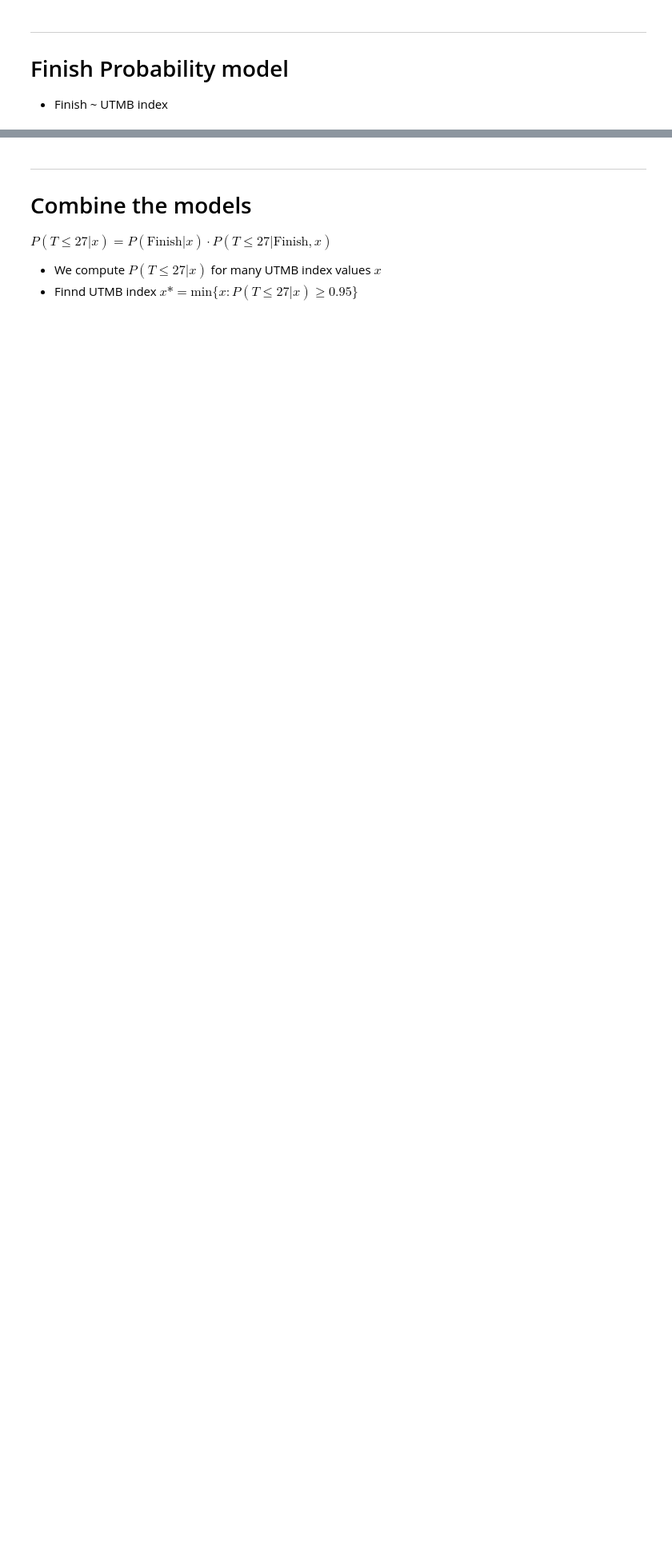
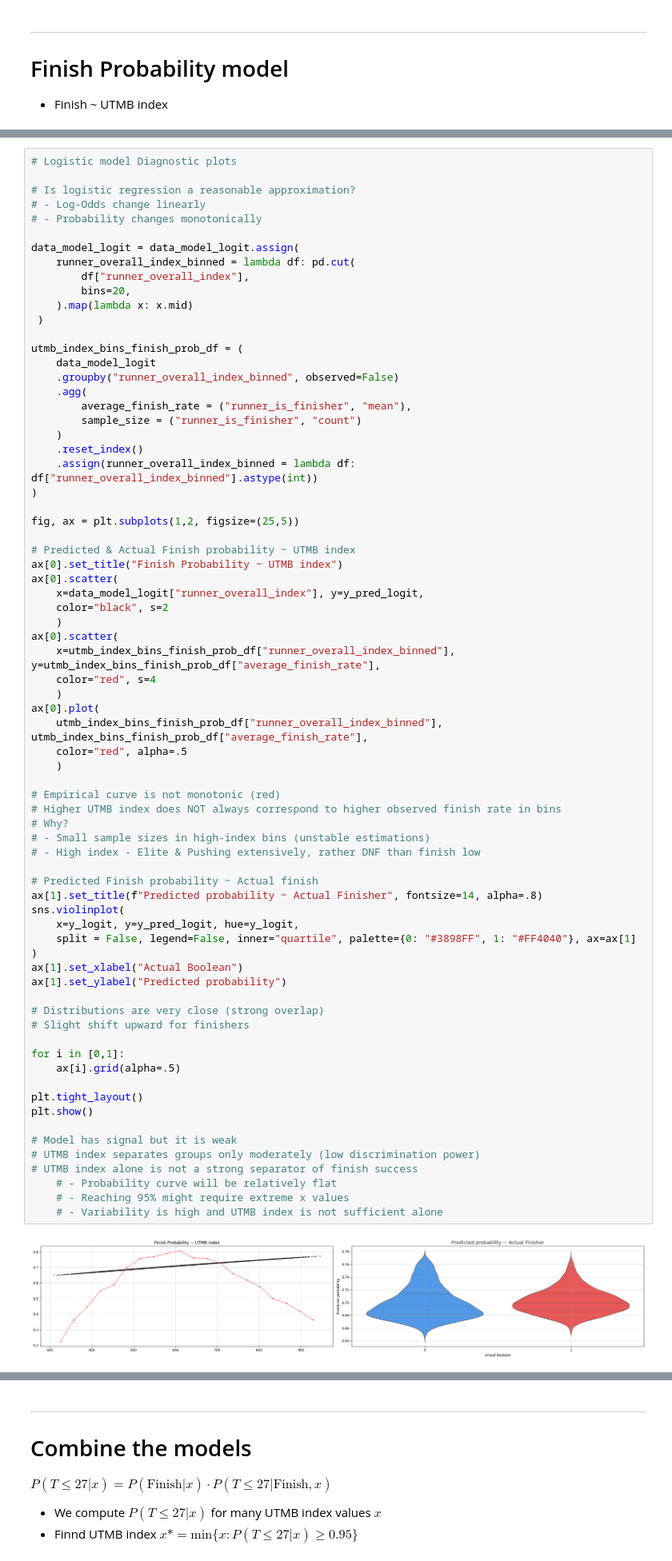
Before and after one commit to 1312Bravo/Path-To-UTMB, a Jupyter notebook: utmb_under_27h/analysis.ipynb, the cells around one changed output, grey strips where cells are left out. Shown at 80% size. Saved outputs shown, nothing was run; the diff lists cells and outputs as text; blank space fills up the shorter version.

```diff
--- a/utmb_under_27h/analysis.ipynb
+++ b/utmb_under_27h/analysis.ipynb
@@ -323,3 +359,77 @@ confidence interval: [0.0006, 0.0014]
+# %%
+# Logistic model Diagnostic plots
+
+# Is logistic regression a reasonable approximation?
+# - Log-Odds change linearly
+# - Probability changes monotonically
+
+data_model_logit = data_model_logit.assign(
+    runner_overall_index_binned = lambda df: pd.cut(
+        df["runner_overall_index"],
+        bins=20,
+    ).map(lambda x: x.mid)
+ )
+
+utmb_index_bins_finish_prob_df = (
+    data_model_logit
+    .groupby("runner_overall_index_binned", observed=False)
+    .agg(
+        average_finish_rate = ("runner_is_finisher", "mean"),
+        sample_size = ("runner_is_finisher", "count")
+    )
+    .reset_index()
+    .assign(runner_overall_index_binned = lambda df: df["runner_overall_index_binned"].astype(int))
+)
+
+fig, ax = plt.subplots(1,2, figsize=(25,5))
+
+# Predicted & Actual Finish probability ~ UTMB index
+ax[0].set_title("Finish Probability ~ UTMB index")
+ax[0].scatter(
+    x=data_model_logit["runner_overall_index"], y=y_pred_logit,
+    color="black", s=2
+    )
+ax[0].scatter(
+    x=utmb_index_bins_finish_prob_df["runner_overall_index_binned"], y=utmb_index_bins_finish_prob_df["average_finish_rate"],
+    color="red", s=4
+    )
+ax[0].plot(
+    utmb_index_bins_finish_prob_df["runner_overall_index_binned"], utmb_index_bins_finish_prob_df["average_finish_rate"],
+    color="red", alpha=.5
+    )
+
+# Empirical curve is not monotonic (red)
+# Higher UTMB index does NOT always correspond to higher observed finish rate in bins
+# Why?
+# - Small sample sizes in high-index bins (unstable estimations)
+# - High index - Elite & Pushing extensively, rather DNF than finish low
+
+# Predicted Finish probability ~ Actual finish
+ax[1].set_title(f"Predicted probability ~ Actual Finisher", fontsize=14, alpha=.8)
+sns.violinplot(
+    x=y_logit, y=y_pred_logit, hue=y_logit,
+    split = False, legend=False, inner="quartile", palette={0: "#3898FF", 1: "#FF4040"}, ax=ax[1]
+)
+ax[1].set_xlabel("Actual Boolean")
+ax[1].set_ylabel("Predicted probability")
+
+# Distributions are very close (strong overlap)
+# Slight shift upward for finishers
+
+for i in [0,1]:
+    ax[i].grid(alpha=.5)
+
+plt.tight_layout()
+plt.show()
+
+# Model has signal but it is weak
+# UTMB index separates groups only moderately (low discrimination power)
+# UTMB index alone is not a strong separator of finish success
+    # - Probability curve will be relatively flat
+    # - Reaching 95% might require extreme x values
+    # - Variability is high and UTMB index is not sufficient alone
+# %% [output]
+[figure, added]
 # %% [markdown]
 ---
 # Finish Time model
```
Also changed, not shown: parts of 7 cells of this notebook.
